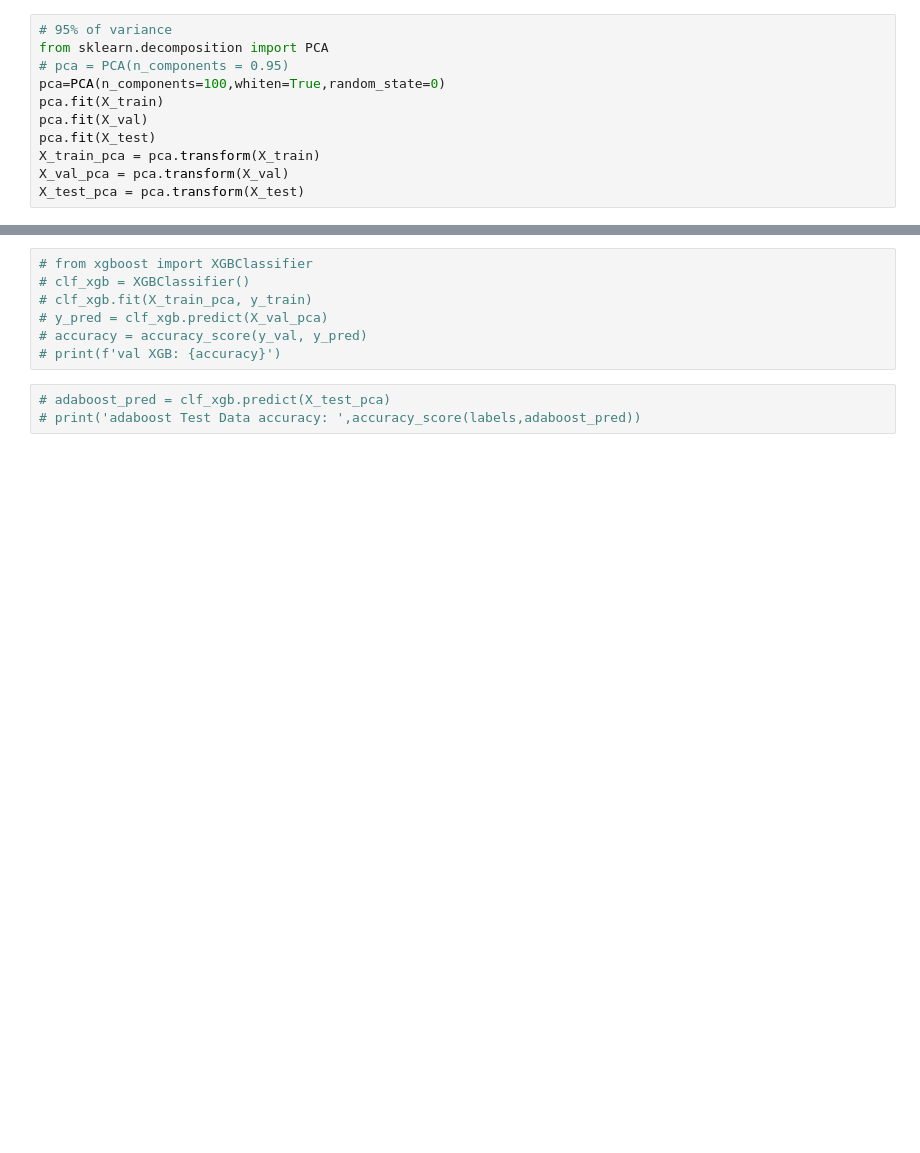
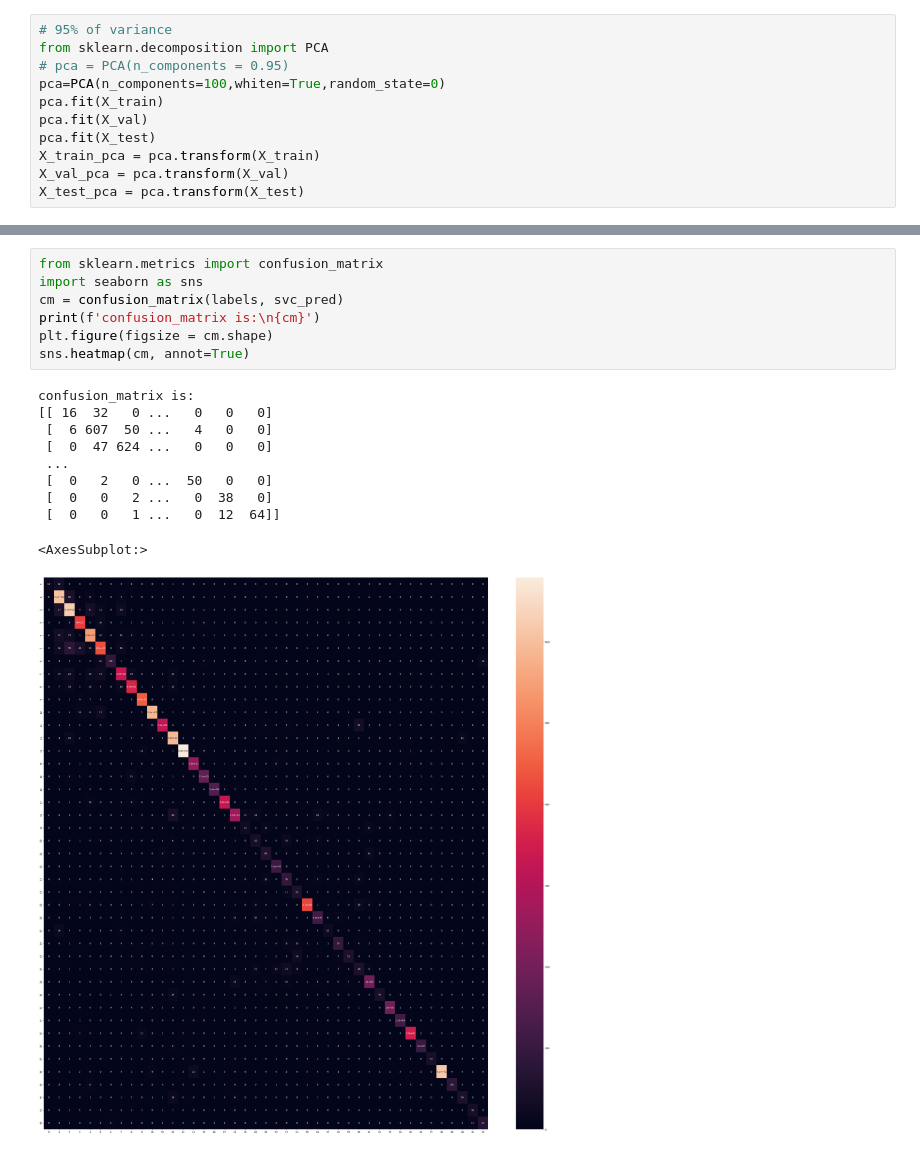
Before and after one commit to shannonchen37/traffic_sign, a Jupyter notebook: After_PCA_blur.ipynb, the cells around one changed output, grey strips where cells are left out. Cells and saved outputs as stored; diff of their text form; blank space fills up the shorter version.

Commit message:
PCA test

```diff
--- a/After_PCA_blur.ipynb
+++ b/After_PCA_blur.ipynb
@@ -157,10 +149,18 @@ print(accuracy_score(labels,knn_pred))
-# %%
-# from xgboost import XGBClassifier
-# clf_xgb = XGBClassifier()
-# clf_xgb.fit(X_train_pca, y_train)
-# y_pred = clf_xgb.predict(X_val_pca)
-# accuracy = accuracy_score(y_val, y_pred)
-# print(f'val XGB: {accuracy}')
-# %%
-# adaboost_pred = clf_xgb.predict(X_test_pca)
-# print('adaboost Test Data accuracy: ',accuracy_score(labels,adaboost_pred))
+# %%
+from sklearn.metrics import confusion_matrix
+import seaborn as sns
+cm = confusion_matrix(labels, svc_pred)
+print(f'confusion_matrix is:\n{cm}')
+plt.figure(figsize = cm.shape)
+sns.heatmap(cm, annot=True)
+# %% [output]
+confusion_matrix is:
+[[ 16  32   0 ...   0   0   0]
+ [  6 607  50 ...   4   0   0]
+ [  0  47 624 ...   0   0   0]
+ ...
+ [  0   2   0 ...  50   0   0]
+ [  0   0   2 ...   0  38   0]
+ [  0   0   1 ...   0  12  64]]
+<AxesSubplot:>
+[figure, added]
```
Also changed, not shown: parts of 11 cells of this notebook, 3 other files.
